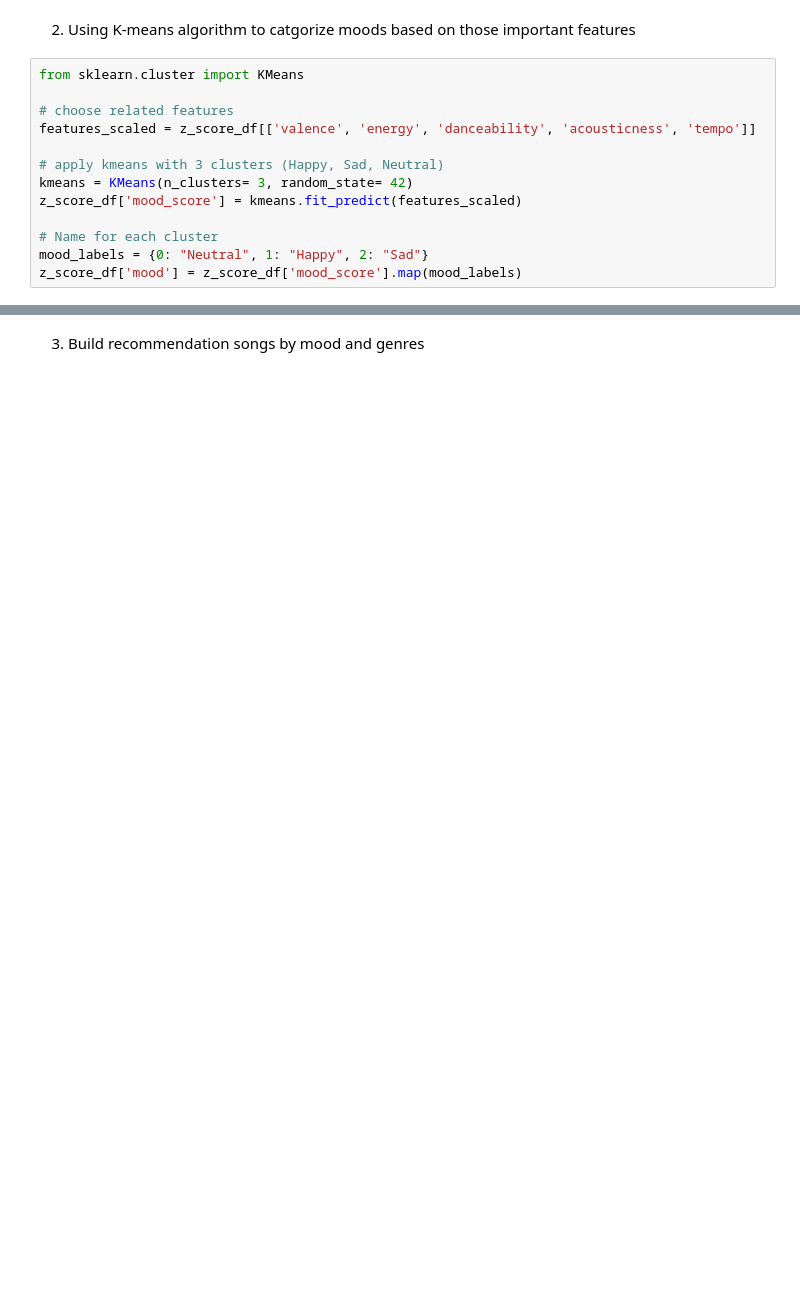
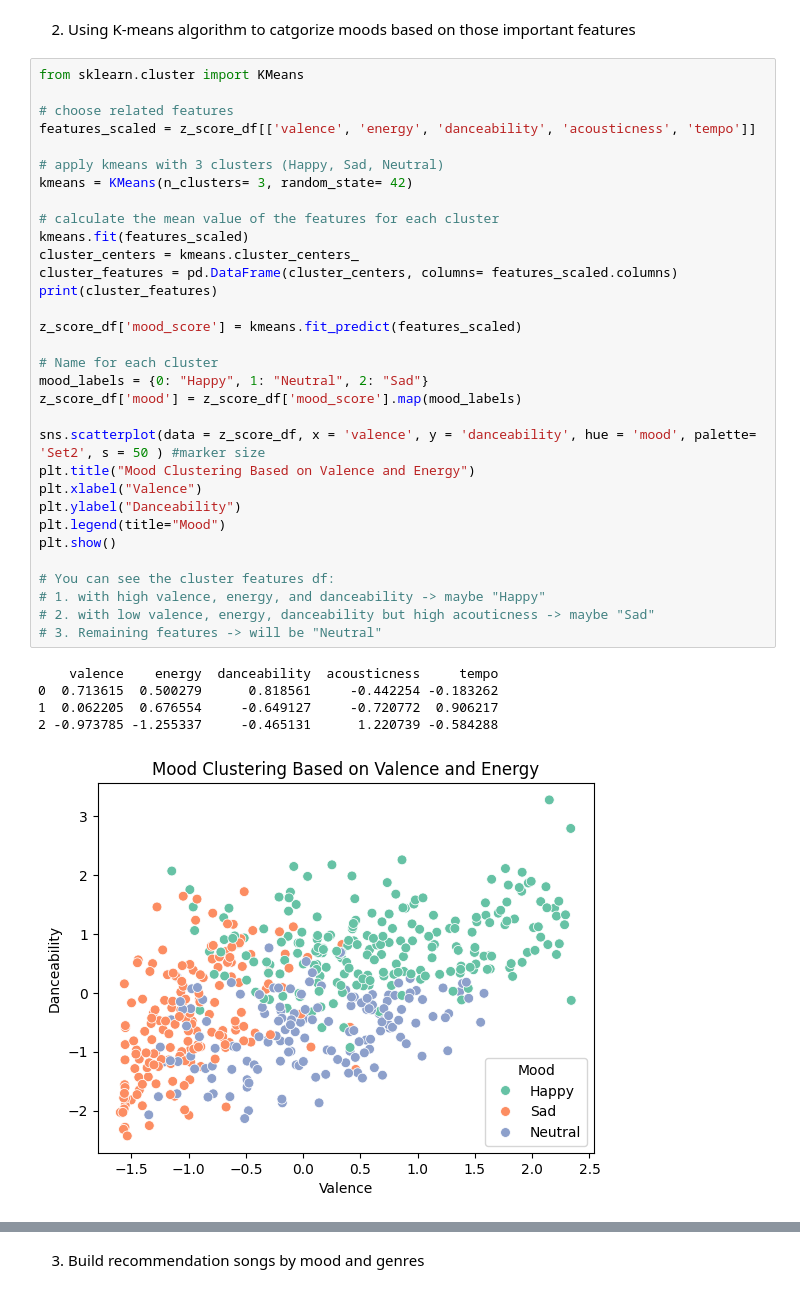
Before and after one commit to Swuzz123/Music-Recommendation, a Jupyter notebook: test.ipynb, the cells around one changed output, grey strips where cells are left out. Drawn from its saved outputs; the diff is of its cells as text; blank space fills up the shorter version.

```diff
--- a/test.ipynb
+++ b/test.ipynb
@@ -363,13 +371,38 @@ z_score_df.head()
 # %%
 from sklearn.cluster import KMeans
 
 # choose related features
 features_scaled = z_score_df[['valence', 'energy', 'danceability', 'acousticness', 'tempo']]
 
 # apply kmeans with 3 clusters (Happy, Sad, Neutral)
 kmeans = KMeans(n_clusters= 3, random_state= 42)
+
+# calculate the mean value of the features for each cluster
+kmeans.fit(features_scaled)
+cluster_centers = kmeans.cluster_centers_
+cluster_features = pd.DataFrame(cluster_centers, columns= features_scaled.columns)
+print(cluster_features)
+
 z_score_df['mood_score'] = kmeans.fit_predict(features_scaled)
 
 # Name for each cluster
-mood_labels = {0: "Neutral", 1: "Happy", 2: "Sad"}
+mood_labels = {0: "Happy", 1: "Neutral", 2: "Sad"}
 z_score_df['mood'] = z_score_df['mood_score'].map(mood_labels)
+
+sns.scatterplot(data = z_score_df, x = 'valence', y = 'danceability', hue = 'mood', palette= 'Set2', s = 50 ) #marker size
+plt.title("Mood Clustering Based on Valence and Energy")
+plt.xlabel("Valence")
+plt.ylabel("Danceability")
+plt.legend(title="Mood")
+plt.show()
+
+# You can see the cluster features df:
+# 1. with high valence, energy, and danceability -> maybe "Happy"
+# 2. with low valence, energy, danceability but high acouticness -> maybe "Sad"
+# 3. Remaining features -> will be "Neutral"
+# %% [output]
+    valence    energy  danceability  acousticness     tempo
+0  0.713615  0.500279      0.818561     -0.442254 -0.183262
+1  0.062205  0.676554     -0.649127     -0.720772  0.906217
+2 -0.973785 -1.255337     -0.465131      1.220739 -0.584288
+[figure, added]
```
Also changed, not shown: parts of 7 cells of this notebook.
